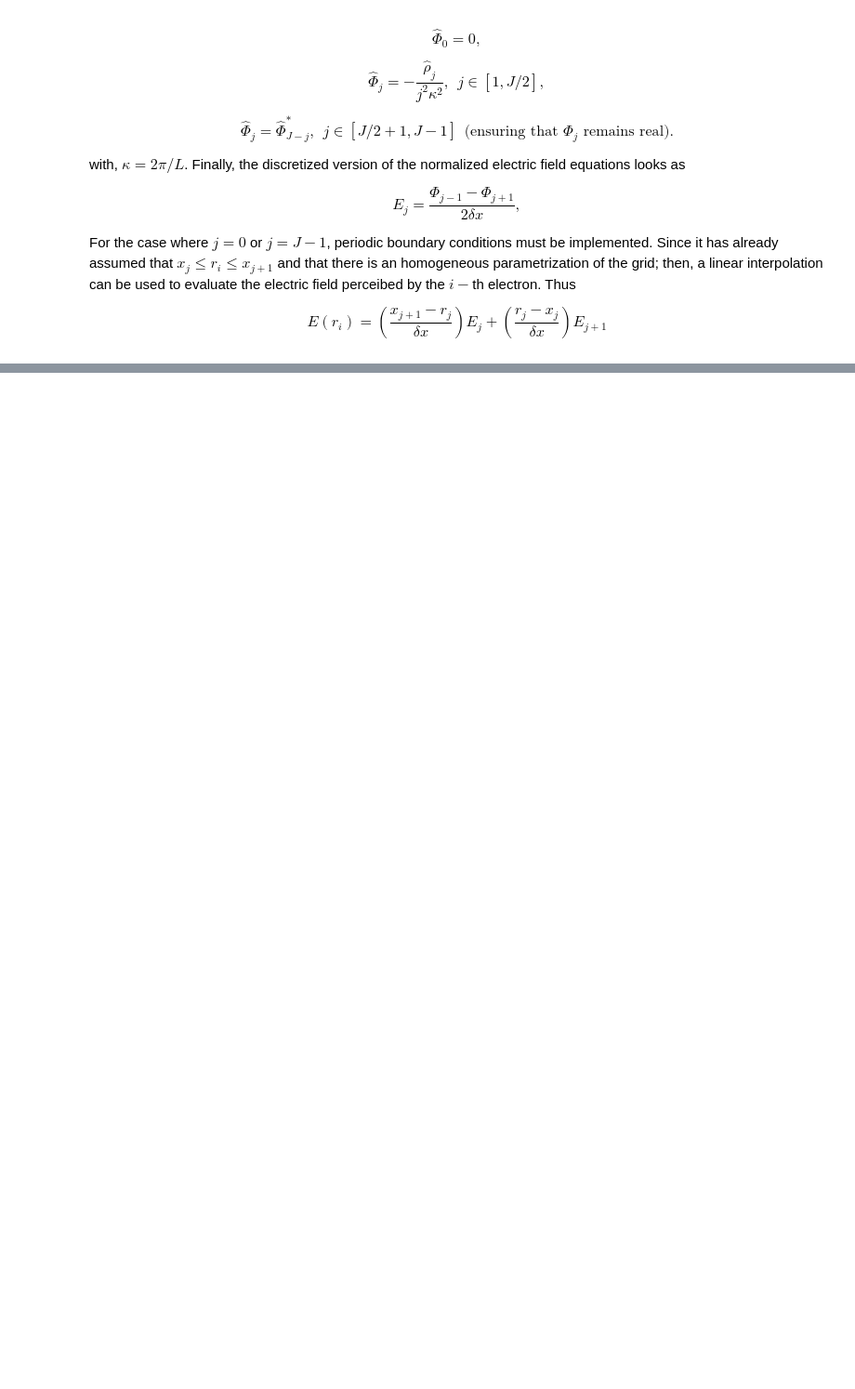
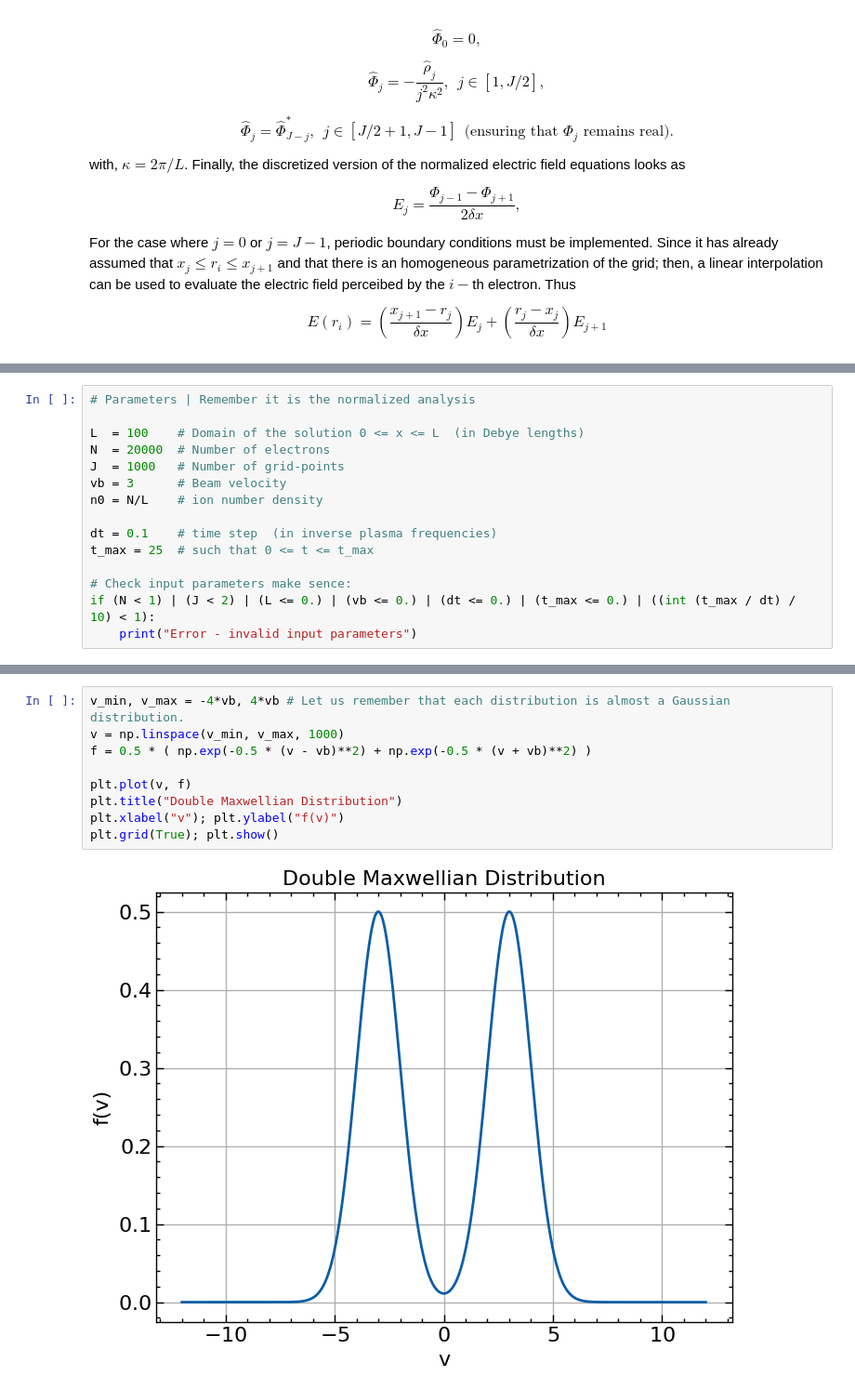
Before and after one commit to Chinnasf/Physics, a Jupyter notebook: FUSION-EP/Plasmas/TWO_STREAM_ELECTRON_INSTABILITY.ipynb, the cells around one changed output, grey strips where cells are left out. Shown at 93% size. Saved outputs shown, nothing was run; the diff lists cells and outputs as text; blank space fills up the shorter version.

```diff
--- a/FUSION-EP/Plasmas/TWO_STREAM_ELECTRON_INSTABILITY.ipynb
+++ b/FUSION-EP/Plasmas/TWO_STREAM_ELECTRON_INSTABILITY.ipynb
@@ -246,0 +249,15 @@ $$
+# %%
+# Parameters | Remember it is the normalized analysis
+
+L  = 100    # Domain of the solution 0 <= x <= L  (in Debye lengths)
+N  = 20000  # Number of electrons
+J  = 1000   # Number of grid-points
+vb = 3      # Beam velocity
+n0 = N/L    # ion number density
+
+dt = 0.1    # time step  (in inverse plasma frequencies)
+t_max = 25  # such that 0 <= t <= t_max
+
+# Check input parameters make sence:
+if (N < 1) | (J < 2) | (L <= 0.) | (vb <= 0.) | (dt <= 0.) | (t_max <= 0.) | ((int (t_max / dt) / 10) < 1):
+    print("Error - invalid input parameters")
@@ -246,0 +269,11 @@ $$
+# %%
+v_min, v_max = -4*vb, 4*vb # Let us remember that each distribution is almost a Gaussian distribution.
+v = np.linspace(v_min, v_max, 1000)
+f = 0.5 * ( np.exp(-0.5 * (v - vb)**2) + np.exp(-0.5 * (v + vb)**2) )
+
+plt.plot(v, f)
+plt.title("Double Maxwellian Distribution")
+plt.xlabel("v"); plt.ylabel("f(v)")
+plt.grid(True); plt.show()
+# %% [output]
+[figure, added]
```
Also changed, not shown: parts of 5 cells of this notebook.
